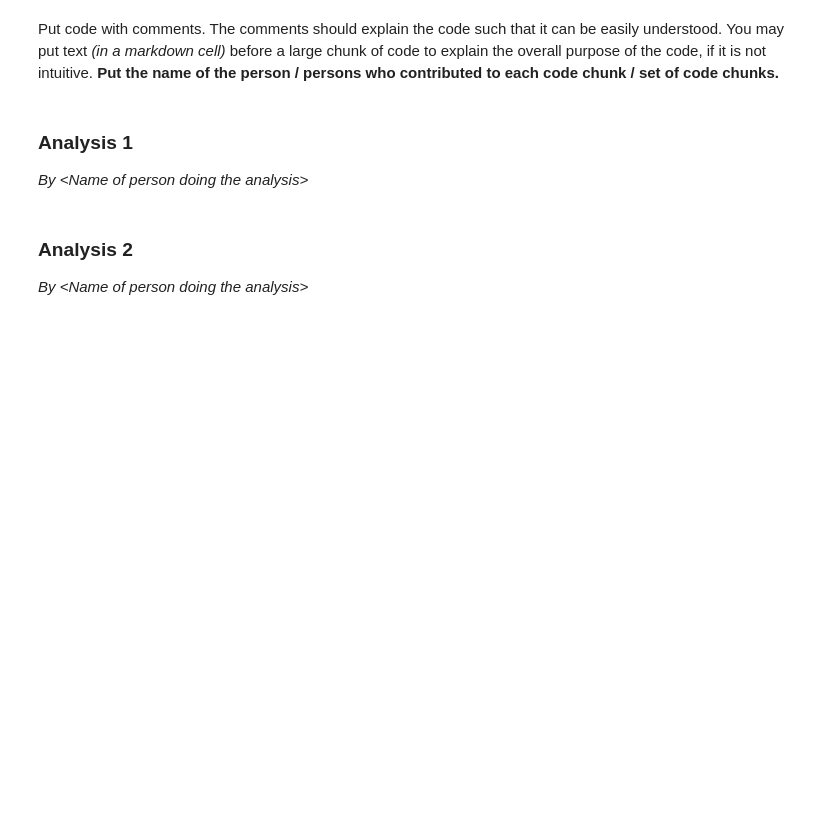
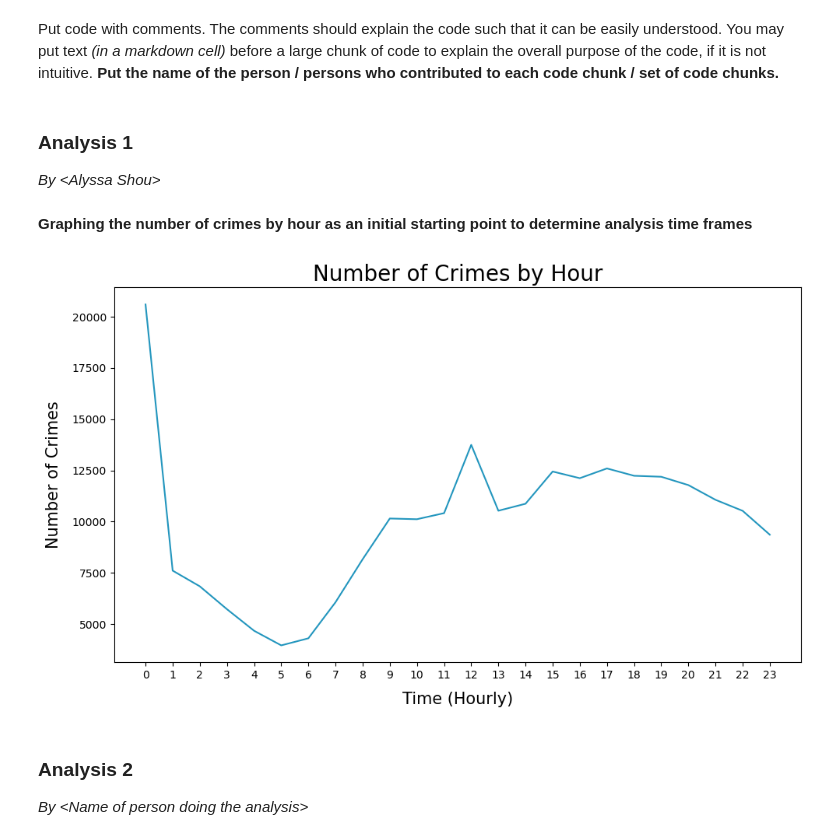
Before and after one commit to ashou2004/Chicago-Crime-Data-Analysis, a Jupyter notebook: Combined_Code.ipynb, the cells around one changed output. Drawn from its saved outputs; the diff is of its cells as text; code cells hidden in the pictures; blank space fills up the shorter version.

```diff
--- a/Combined_Code.ipynb
+++ b/Combined_Code.ipynb
@@ -78,5 +78,5 @@ I had to drop the NA values for Location Description because the location of the
 # %% [output]
 0.0036855293817430338
 # %%
-crimes_cleaned = raw_crime_data.dropna(subset = ['Location Description'])
-crimes_cleaned.shape
+time_data = raw_crime_data.dropna(subset = ['Location Description'])
+time_data.shape
@@ -224,7 +226,29 @@ sentiments_2022
 Put code with comments. The comments should explain the code such that it can be easily understood. You may put text *(in a markdown cell)* before a large chunk of code to explain the overall purpose of the code, if it is not intuitive. **Put the name of the person / persons who contributed to each code chunk / set of code chunks.**
 # %% [markdown]
 ### Analysis 1
-*By \<Name of person doing the analysis>*
+*By \<Alyssa Shou>*
+# %% [markdown]
+**Graphing the number of crimes by hour as an initial starting point to determine analysis time frames**
+# %%
+colors = ["#c77464", "#2396be", "#967aa0", "#ffc858", "#d8a2e7", "#89c388", "#e6a1c6", "#6c6bc9", "#82c1c4", "#D98C55"]
+
+# Round times down to nearest hour
+time_data['hourly_time'] = time_data['Date'].dt.floor('H').dt.time
+
+crime_counts = time_data['hourly_time'].value_counts().sort_index()
+crime_counts = crime_counts.to_frame(name = 'Count').reset_index()
+
+plt.figure(figsize=(10, 6))
+bx = sns.lineplot(x= crime_counts.index, y=crime_counts.Count, color = "#2396be")
+step = len(crime_counts.index) // 24
+plt.xticks(range(0, len(crime_counts.index), step))
+plt.xlabel('Time (Hourly)', fontsize = 15, labelpad=10)
+plt.ylabel('Number of Crimes', fontsize = 15, labelpad=10)
+plt.title('Number of Crimes by Hour', fontsize = 20)
+plt.tight_layout()
+plt.show()
+# %% [output]
+[figure, added]
 # %% [markdown]
 ### Analysis 2
 *By \<Name of person doing the analysis>*
```
Also changed, not shown: parts of 3 cells of this notebook.
